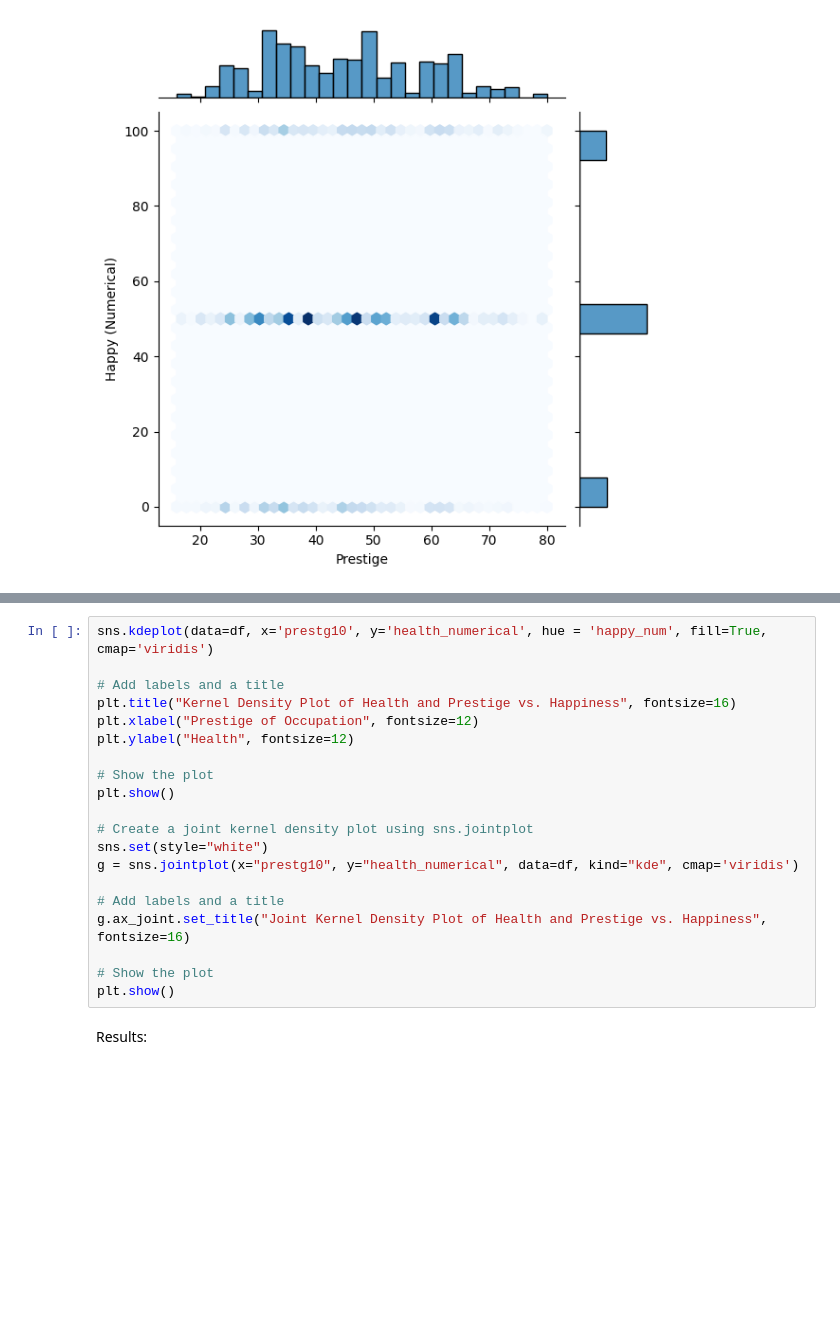
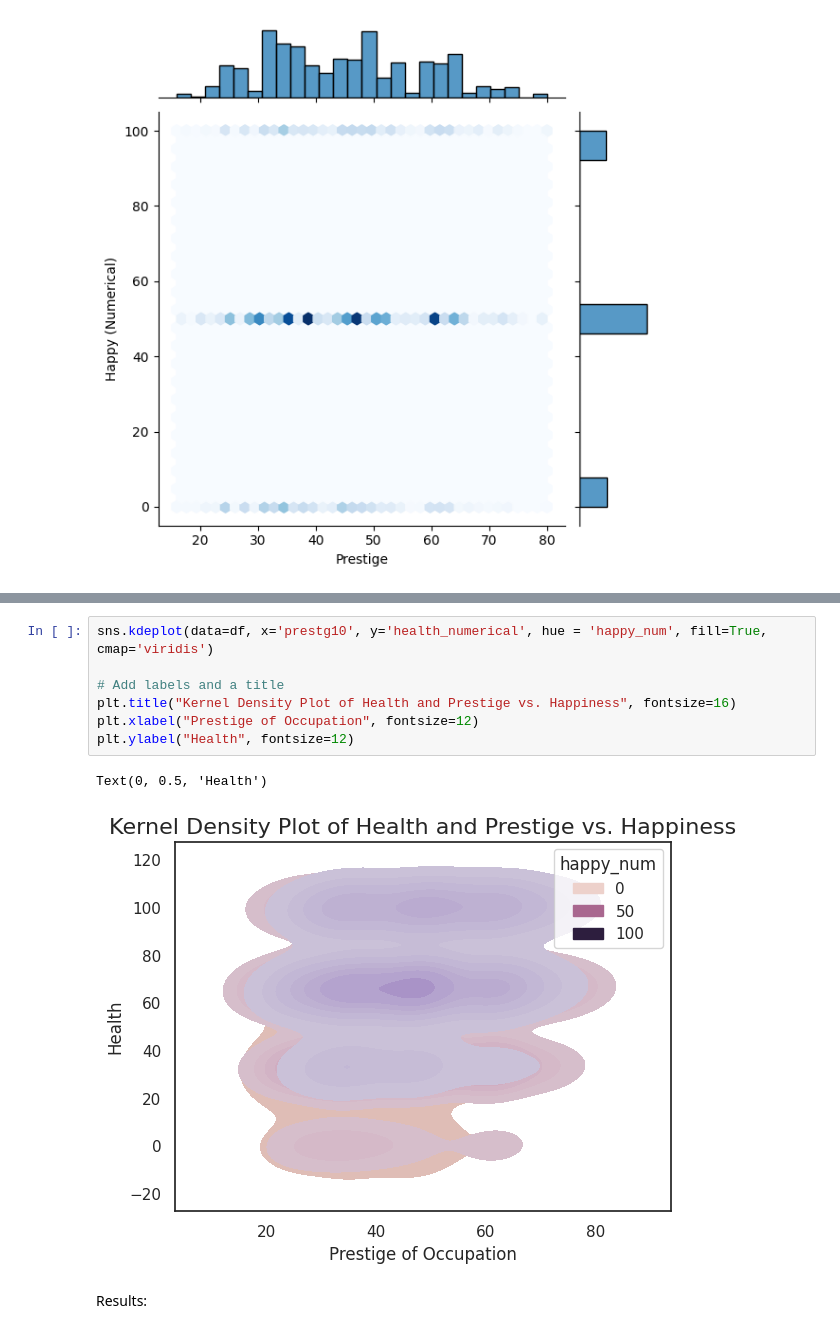
Before and after one commit to DS3001/group3, a Jupyter notebook: Project1.ipynb, the cells around one changed output, grey strips where cells are left out. Drawn from its saved outputs; the diff is of its cells as text; blank space fills up the shorter version.

```diff
--- a/Project1.ipynb
+++ b/Project1.ipynb
@@ -128,23 +111,13 @@ df_wide.plot.density()
 # %%
 sns.kdeplot(data=df, x='prestg10', y='health_numerical', hue = 'happy_num', fill=True, cmap='viridis')
 
 # Add labels and a title
 plt.title("Kernel Density Plot of Health and Prestige vs. Happiness", fontsize=16)
 plt.xlabel("Prestige of Occupation", fontsize=12)
 plt.ylabel("Health", fontsize=12)
-
-# Show the plot
-plt.show()
-
-# Create a joint kernel density plot using sns.jointplot
-sns.set(style="white")
-g = sns.jointplot(x="prestg10", y="health_numerical", data=df, kind="kde", cmap='viridis')
-
-# Add labels and a title
-g.ax_joint.set_title("Joint Kernel Density Plot of Health and Prestige vs. Happiness", fontsize=16)
-
-# Show the plot
-plt.show()
+# %% [output]
+Text(0, 0.5, 'Health')
+[figure, added]
 # %% [markdown]
 Results:
 # %% [markdown]
```
Also changed, not shown: parts of 2 cells of this notebook.
